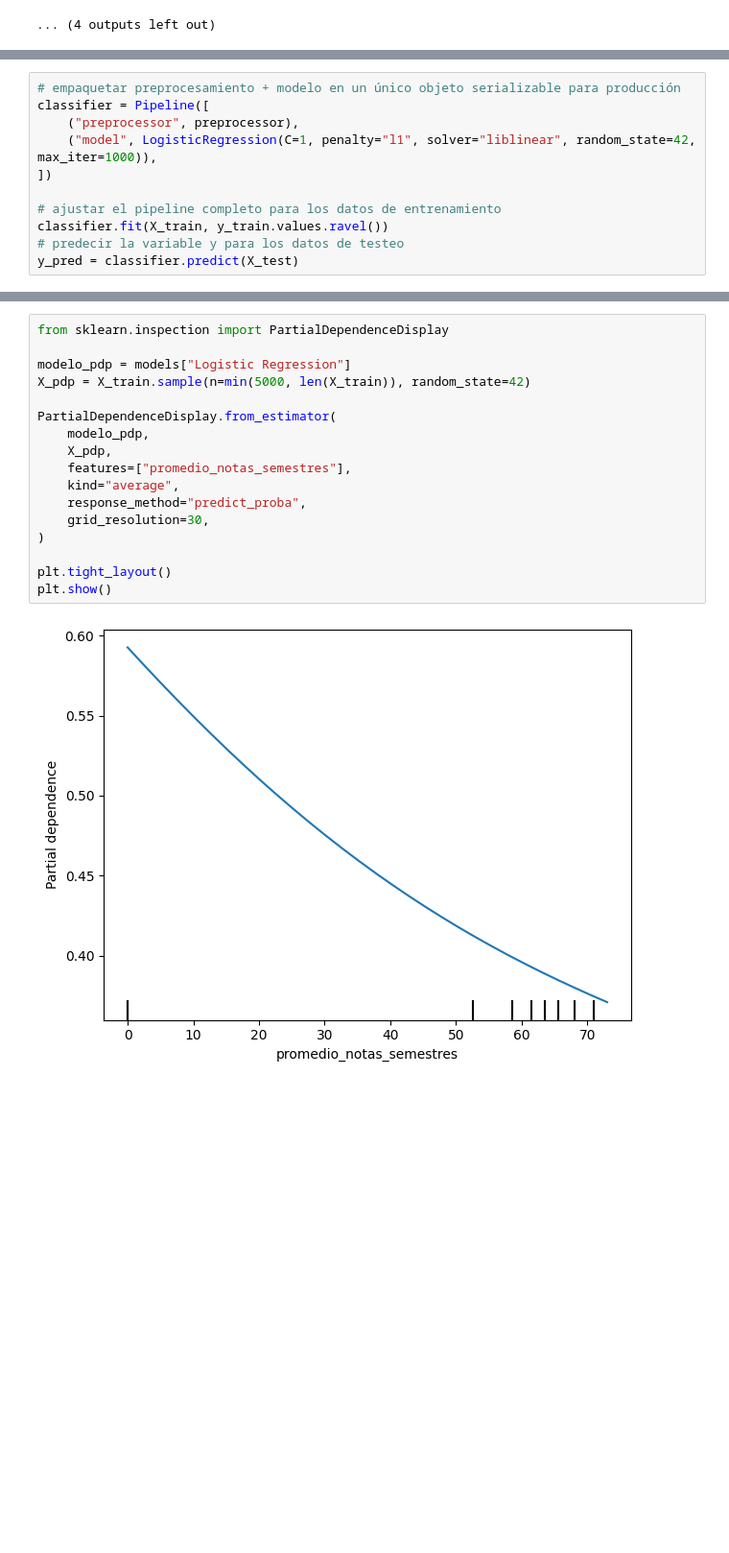
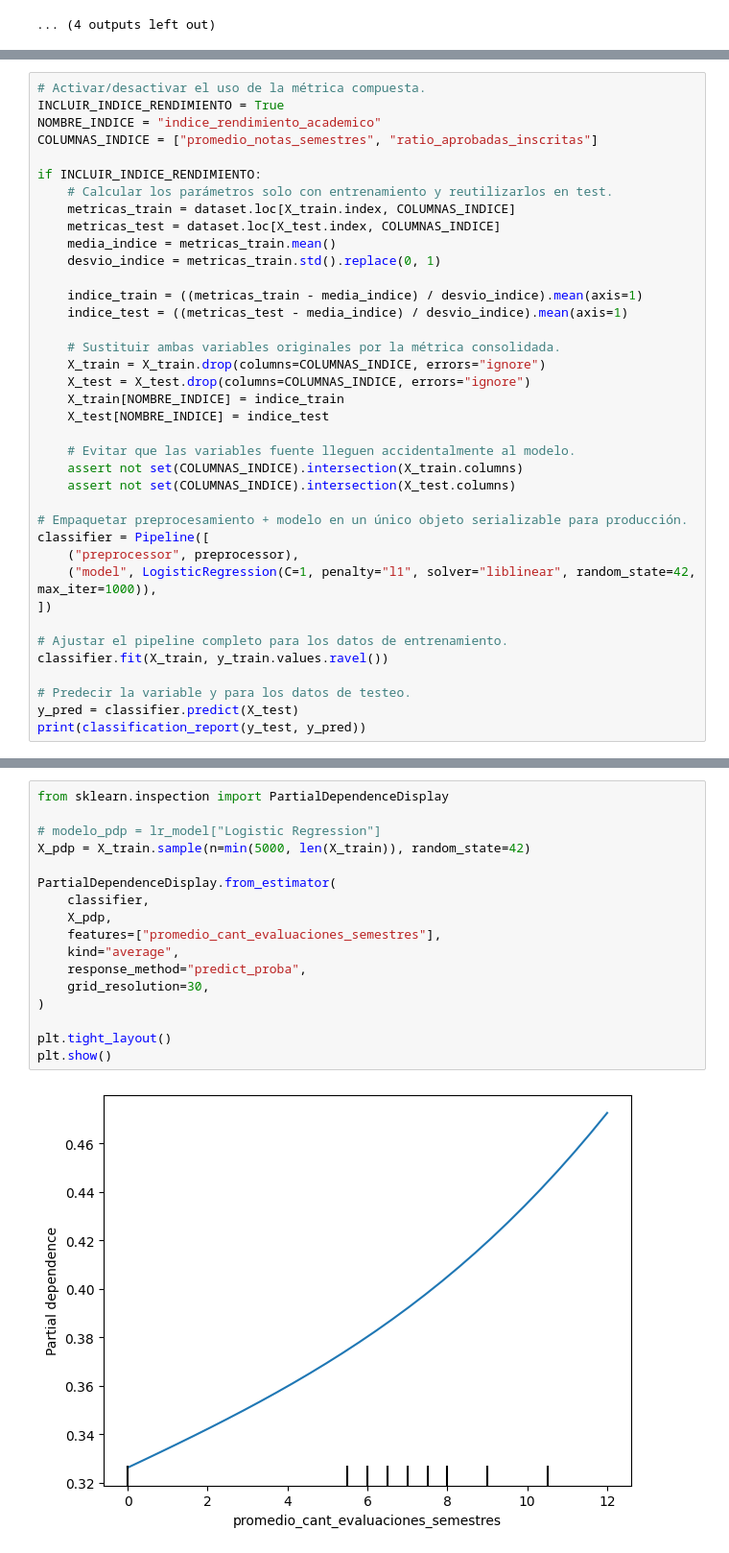
Before and after one commit to diegorojasucv/tp-1-aa, a Jupyter notebook: notebooks/training_binario.ipynb, the cells around one changed output, grey strips where cells are left out. Shown at 96% size. Drawn from its saved outputs; the diff is of its cells as text; blank space fills up the shorter version.

```diff
--- a/notebooks/training_binario.ipynb
+++ b/notebooks/training_binario.ipynb
@@ -547,11 +562,38 @@ fig_complejidad.show()
 # %%
-# empaquetar preprocesamiento + modelo en un único objeto serializable para producción
+# Activar/desactivar el uso de la métrica compuesta.
+INCLUIR_INDICE_RENDIMIENTO = True
+NOMBRE_INDICE = "indice_rendimiento_academico"
+COLUMNAS_INDICE = ["promedio_notas_semestres", "ratio_aprobadas_inscritas"]
+
+if INCLUIR_INDICE_RENDIMIENTO:
+    # Calcular los parámetros solo con entrenamiento y reutilizarlos en test.
+    metricas_train = dataset.loc[X_train.index, COLUMNAS_INDICE]
+    metricas_test = dataset.loc[X_test.index, COLUMNAS_INDICE]
+    media_indice = metricas_train.mean()
+    desvio_indice = metricas_train.std().replace(0, 1)
+
+    indice_train = ((metricas_train - media_indice) / desvio_indice).mean(axis=1)
+    indice_test = ((metricas_test - media_indice) / desvio_indice).mean(axis=1)
+
+    # Sustituir ambas variables originales por la métrica consolidada.
+    X_train = X_train.drop(columns=COLUMNAS_INDICE, errors="ignore")
+    X_test = X_test.drop(columns=COLUMNAS_INDICE, errors="ignore")
+    X_train[NOMBRE_INDICE] = indice_train
+    X_test[NOMBRE_INDICE] = indice_test
+
+    # Evitar que las variables fuente lleguen accidentalmente al modelo.
+    assert not set(COLUMNAS_INDICE).intersection(X_train.columns)
+    assert not set(COLUMNAS_INDICE).intersection(X_test.columns)
+
+# Empaquetar preprocesamiento + modelo en un único objeto serializable para producción.
 classifier = Pipeline([
     ("preprocessor", preprocessor),
     ("model", LogisticRegression(C=1, penalty="l1", solver="liblinear", random_state=42, max_iter=1000)),
 ])
 
-# ajustar el pipeline completo para los datos de entrenamiento
+# Ajustar el pipeline completo para los datos de entrenamiento.
 classifier.fit(X_train, y_train.values.ravel())
-# predecir la variable y para los datos de testeo
+
+# Predecir la variable y para los datos de testeo.
 y_pred = classifier.predict(X_test)
+print(classification_report(y_test, y_pred))
@@ -703,19 +842,19 @@ display(vif_df.sort_values("VIF", ascending=False).reset_index(drop=True))
 # %%
 from sklearn.inspection import PartialDependenceDisplay
 
-modelo_pdp = models["Logistic Regression"]
+# modelo_pdp = lr_model["Logistic Regression"]
 X_pdp = X_train.sample(n=min(5000, len(X_train)), random_state=42)
 
 PartialDependenceDisplay.from_estimator(
-    modelo_pdp,
+    classifier,
     X_pdp,
-    features=["promedio_notas_semestres"],
+    features=["promedio_cant_evaluaciones_semestres"],
     kind="average",
     response_method="predict_proba",
     grid_resolution=30,
 )
 
 plt.tight_layout()
 plt.show()
 # %% [output]
-[figure, old version]
+[figure, new version]
```
Also changed, not shown: parts of 18 cells of this notebook, 4 other files.
